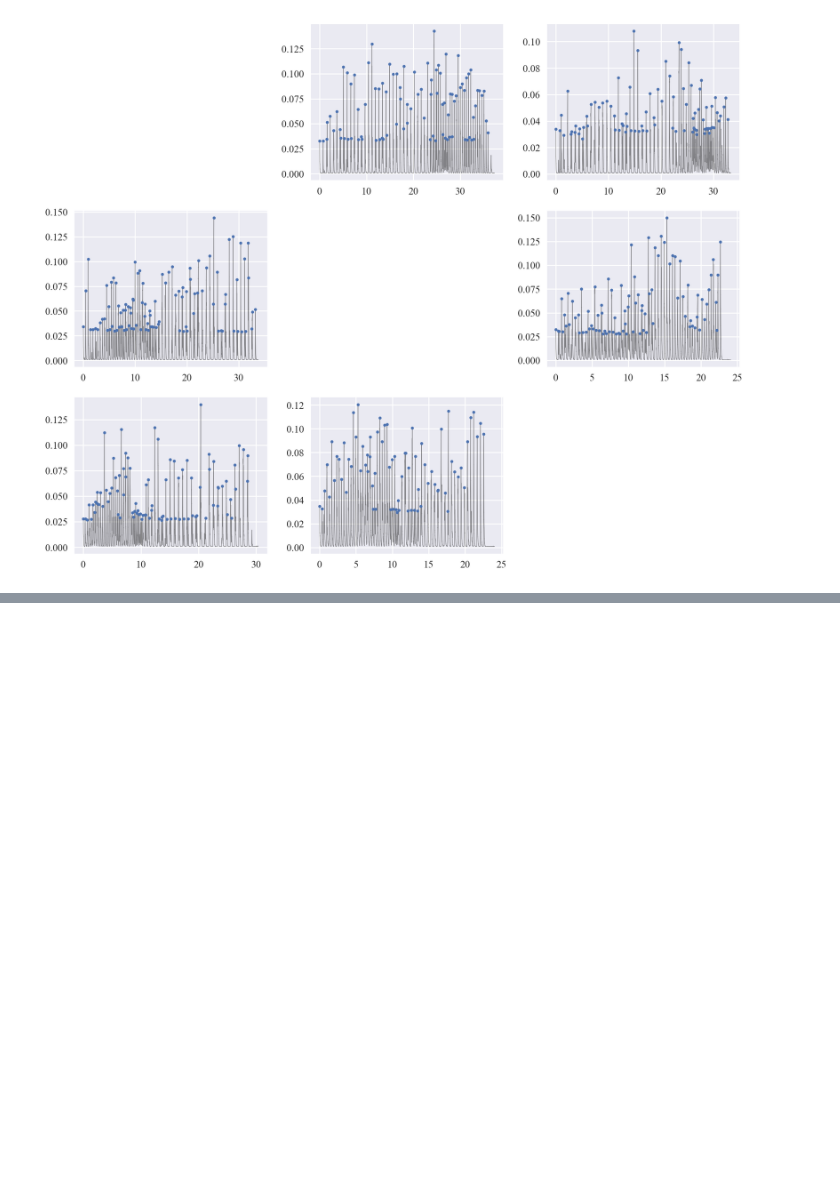
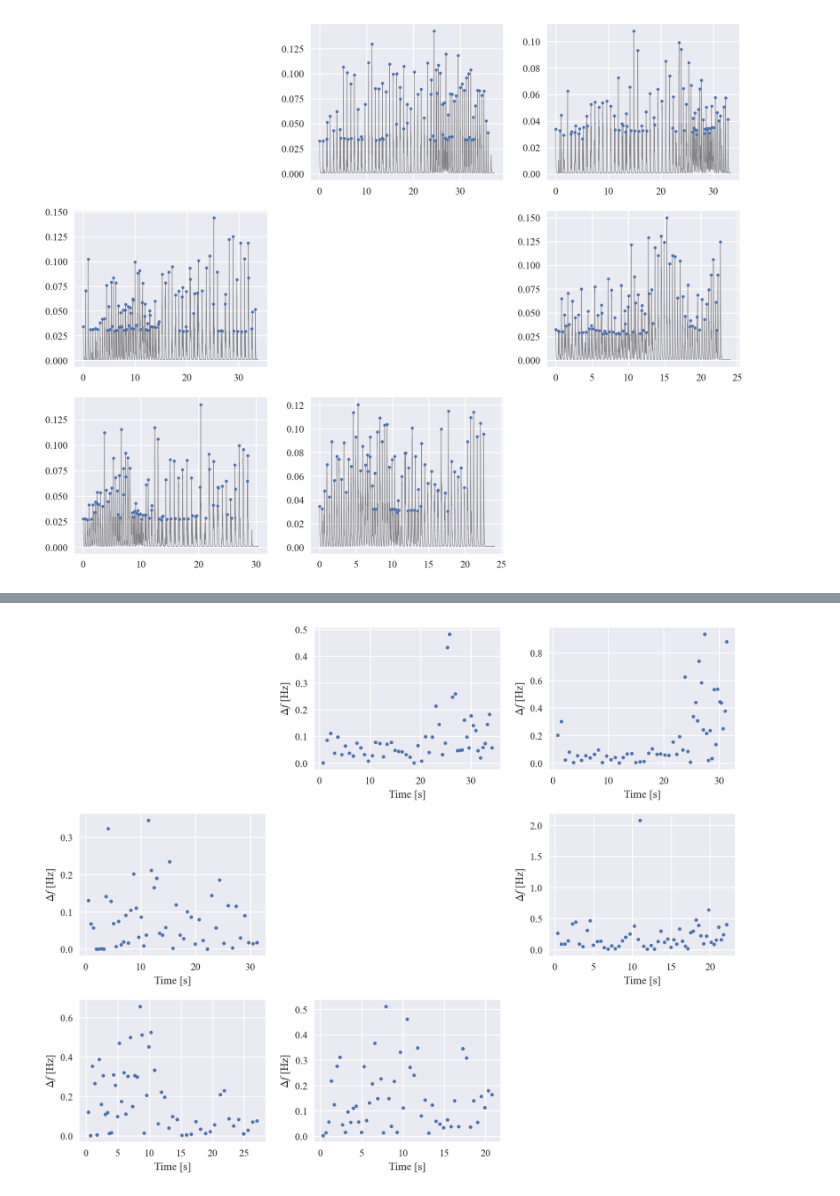
Before and after one commit to nielsdavidsen/Bachelor_2024, a Jupyter notebook: read_sound.ipynb, the cells around one changed output, grey strips where cells are left out. Cells and saved outputs as stored; diff of their text form; code cells hidden in the pictures; blank space fills up the shorter version.

```diff
--- a/read_sound.ipynb
+++ b/read_sound.ipynb
@@ -576,0 +623,21 @@ plt.show()
+# %%
+fam_met_dev = []
+for i in range(len(fam_list)):
+    fam_met_dev.append(np.abs(fam_list[i][2] - fam_list[i][0]))
+
+fig, ax = plt.subplots(3,3, figsize=(10,8), dpi=200)
+ax = ax.flatten()
+
+counter = 0
+
+for i in range(len(ax)):
+    if i % 4 != 0:
+        ax[i].plot(fam_list[counter][3], fam_met_dev[counter], marker='.', ls='')
+        ax[i].set(xlabel = ('Time [s]'), ylabel = (r'$\Delta f$ [Hz]'))
+        counter += 1
+    else:
+        ax[i].set_visible(False)
+
+fig.tight_layout()
+# %% [output]
+[figure, added]
```
Also changed, not shown: parts of 10 cells of this notebook.
